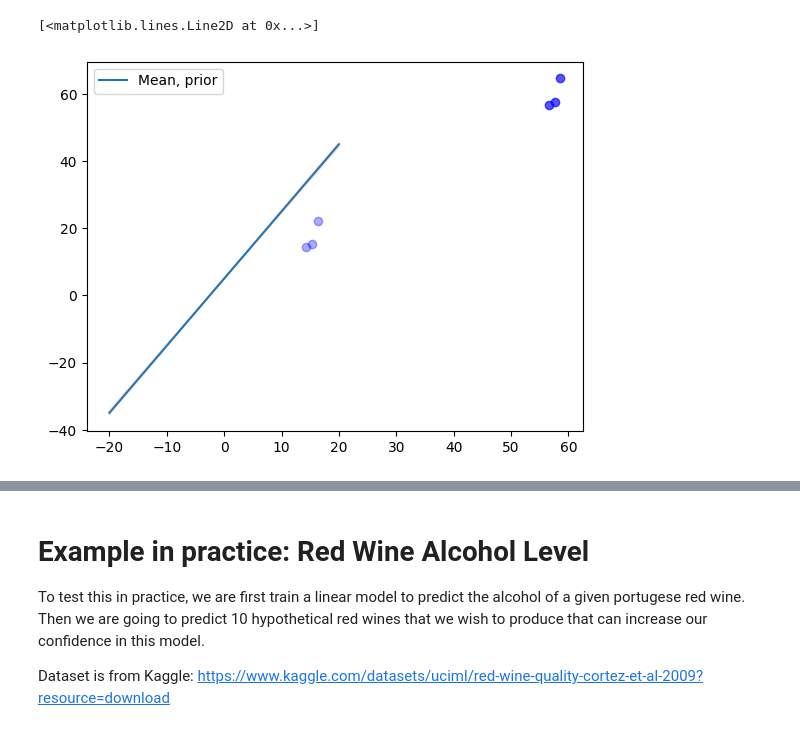
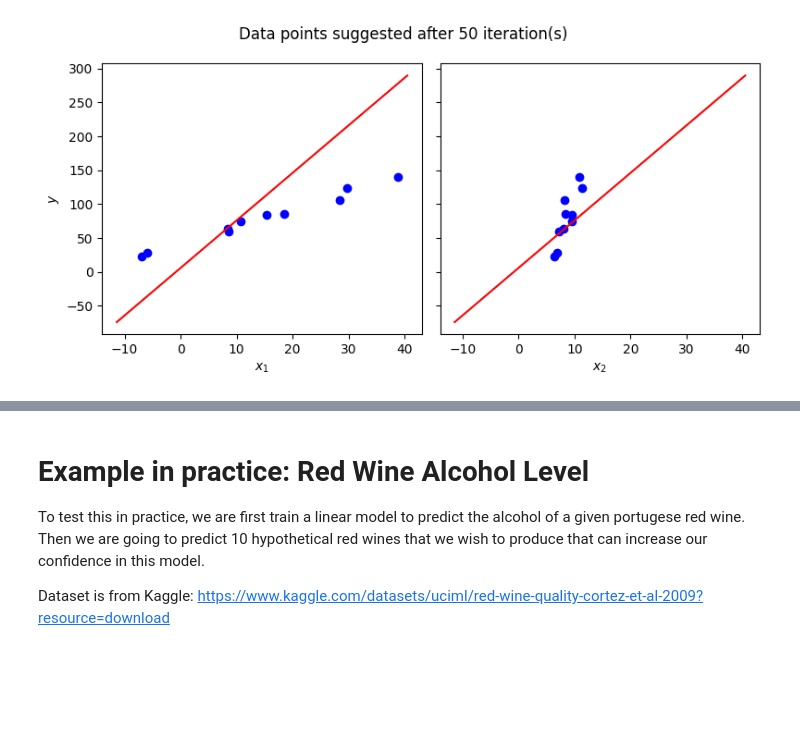
Before and after one commit to Snailed/bayesian-optimal-design-pocs, a Jupyter notebook: python/Week 4, second attempt.ipynb, the cells around one changed output, grey strips where cells are left out. Saved outputs shown, nothing was run; the diff lists cells and outputs as text; code cells hidden in the pictures; blank space fills up the shorter version.

```diff
--- a/python/Week 4, second attempt.ipynb
+++ b/python/Week 4, second attempt.ipynb
@@ -140,12 +165,16 @@ def MI_grad(d):
 # %%
-d0 = np.array([[1,1], [2,2], [3,9]])
-A_prior = np.array([[3.2, 1.6], [1.1, 2.9]]) * 10
-mean_prior = np.array([2, 5])
+#d0 = np.array([[1,1], [2,2], [3,9]])
+d0 = np.random.rand(10,2)*20
+A_prior = np.array([[5, -2, 1],
+              [-2, 4, -1],
+              [1, -1, 3]]) * 10
+mean_prior = np.array([2, 5, 6])
 optimal_params = []
 dis = []
-def callback(di):
-    #print("New MI iteration. di=%s" % str(di))
+def callback(di, g):
+    if len(dis) > 0:
+        print("New MI iteration. delta-di=%s. g=%s" % (np.linalg.norm(dis[-1] - di), np.linalg.norm(g)))
     dis.append(di)
     return True
-optimizer(d0, MI_grad, callback=callback, label="Optimizing for d", rate=1, iters=30)
+optimizer(d0, MI_grad, callback=callback, label="Optimizing for d", rate=10, iters=50)
 # %% [output]
@@ -153,16 +194,26 @@ KeyboardInterrupt:
 # %%
 plots = []
-for i, (di, q_params) in enumerate(zip(dis, optimal_params)):
-    mean = np.mean([mean for mean, A in q_params], axis=0)
-    xs = np.array([np.linspace(-20, 20, 100), np.ones(100)]).T
-    ys = mean @ xs.T
-    plt.scatter(di[:, 0], di[:, 1], alpha=i/len(dis), c='blue')
-    p = plt.plot(xs[:,0], ys, alpha=i/(len(dis)+10), c='red')
-    plots.append(p)
-plt.plot(xs[:, 0], mean_prior @ xs.T, label="Mean, prior")
-plt.legend()
-plots[0]
+#ind = 0
+i = 49
+di, q_params = list(zip(dis, optimal_params))[i]
+mean = np.mean([mean for mean, A in q_params], axis=0)
+xs = np.array([np.linspace(np.min(dis), np.max(dis), 200), np.linspace(np.min(dis), np.max(dis), 200), np.ones(200)]).T
+ys = mean_prior @ xs.T
+diy = mean @ np.array([di[:, 0], di[:, 1], np.ones(len(di))])
+
+# Plotting
+fig, axes = plt.subplots(nrows=1, ncols=2, sharey=True, figsize=(8, 4))
+axes[0].scatter(di[:, 0],  diy, c='blue')
+axes[0].plot(xs[:,0], ys, c='red')
+axes[0].set_xlabel("$x_%s$" % (1))
+axes[0].set_ylabel("$y$")
+
+axes[1].scatter(di[:, 1],  diy, c='blue')
+axes[1].plot(xs[:,1], ys, c='red')
+axes[1].set_xlabel("$x_%s$" % (2))
+plt.suptitle("Data points suggested after %s iteration(s)" % (i + 1))
+plt.tight_layout()
+plt.show()
 #plots = [plt.plot(x, y) for y in range(10)]
 # %% [output]
-[<matplotlib.lines.Line2D at 0x...>]
-[figure, old version]
+[figure, new version]
```
Also changed, not shown: parts of 10 cells of this notebook.
